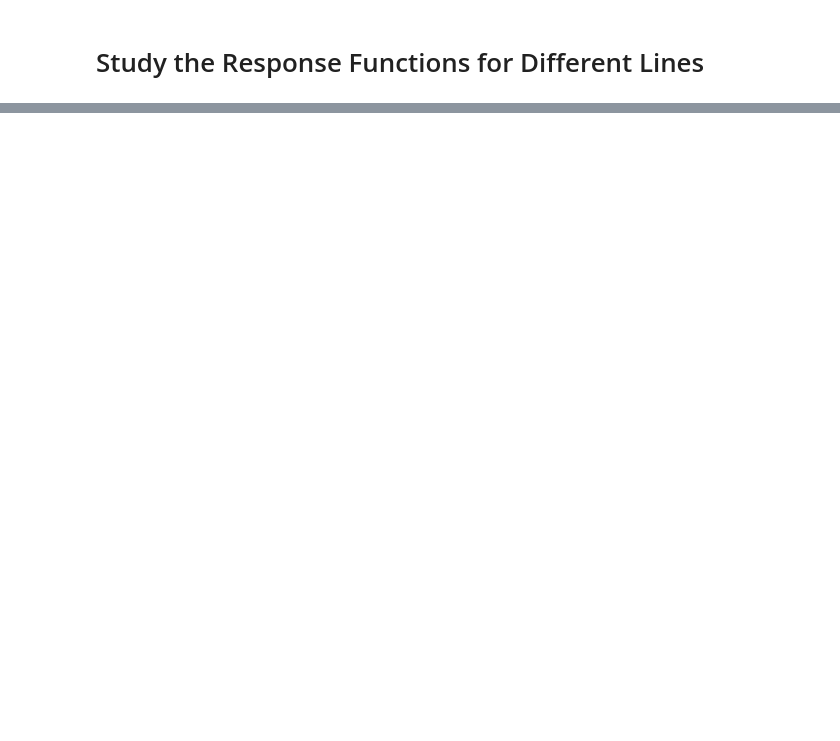
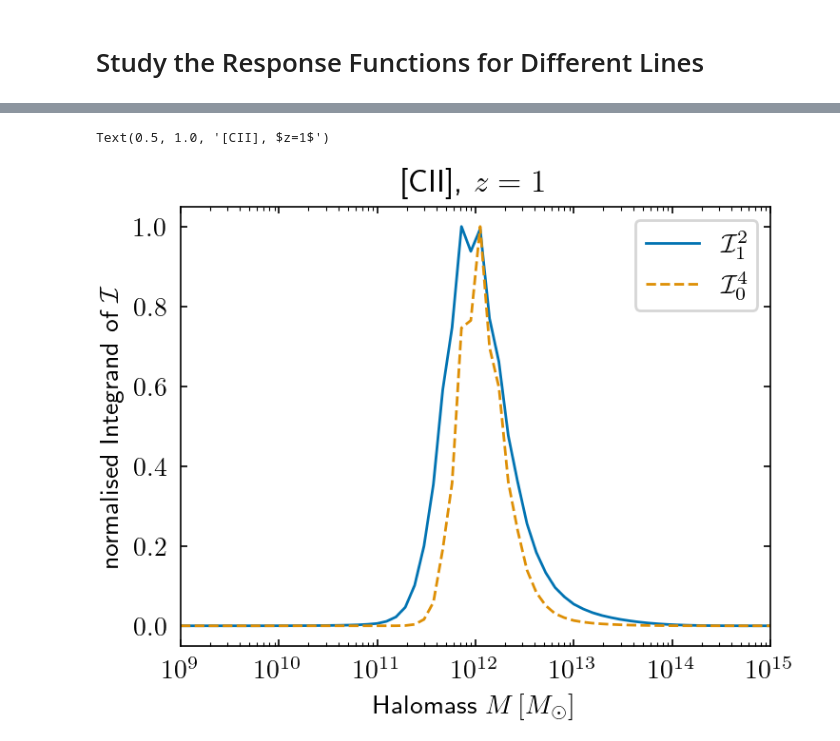
Before and after one commit to Sefa76/SSLimPy, a Jupyter notebook: notebooks/SSLimPy_Demo_Covariances.ipynb, the cells around one changed output, grey strips where cells are left out. Saved outputs shown, nothing was run; the diff lists cells and outputs as text; code cells hidden in the pictures; blank space fills up the shorter version.

```diff
--- a/notebooks/SSLimPy_Demo_Covariances.ipynb
+++ b/notebooks/SSLimPy_Demo_Covariances.ipynb
@@ -123,0 +206,17 @@ ssc_CII = scov.SuperSampleCovariance(pobs_CII)
+# %%
+M = myastro.M
+int21 = myastro.massluminosityfunction(M, 1)**2 * myastro.halomodel.halomassfunction(M, 1) * M * myastro.halomodel.get_bias(M, 1, 1)
+int40 = myastro.massluminosityfunction(M, 1)**4 * myastro.halomodel.halomassfunction(M, 1) * M
+# %%
+color = iter(Cs)
+
+plt.semilogx(M, int21 / int21.max(), c=next(color), label=r"$\mathcal{I}_1^2$")
+plt.semilogx(M, int40 / int40.max(), c=next(color), ls="--", label=r"$\mathcal{I}^4_0$")
+
+plt.ylabel(r"normalised Integrand of $\mathcal{I}$")
+plt.xlabel(r"Halomass $M\,[M_\odot]$")
+plt.legend()
+plt.title("[CII], $z=1$")
+# %% [output]
+Text(0.5, 1.0, '[CII], $z=1$')
+[figure, added]
```
Also changed, not shown: parts of 44 cells of this notebook, 3 other files.
